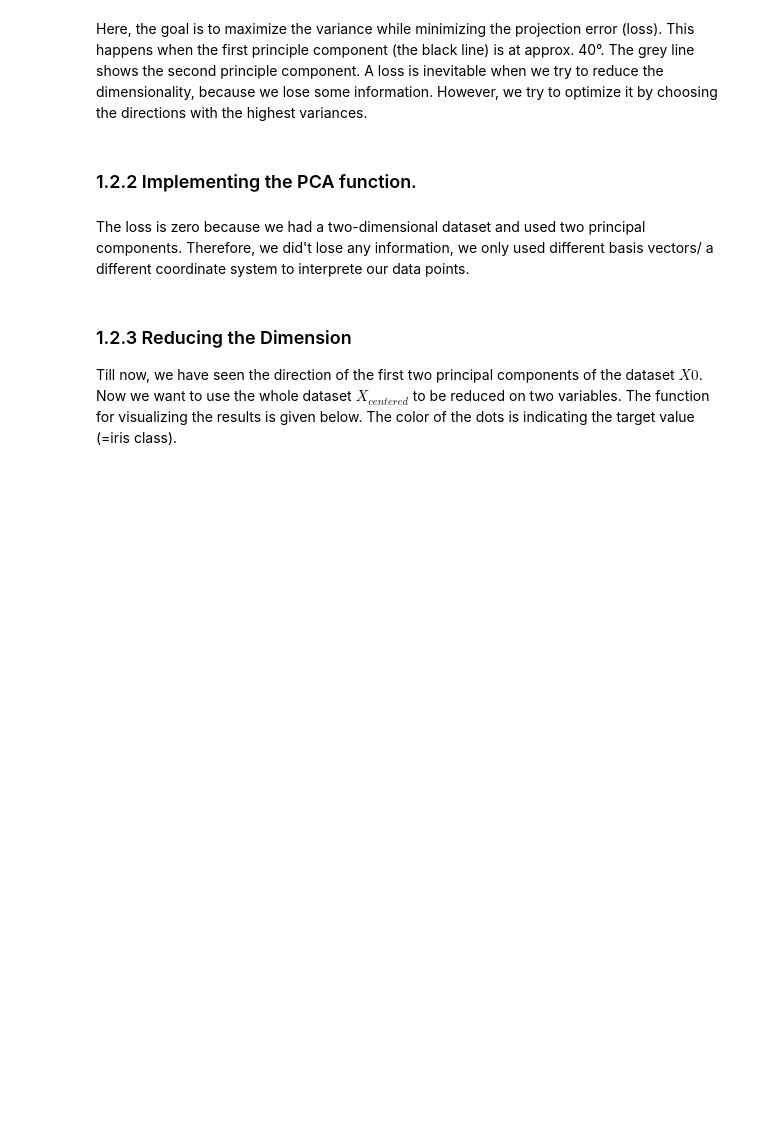
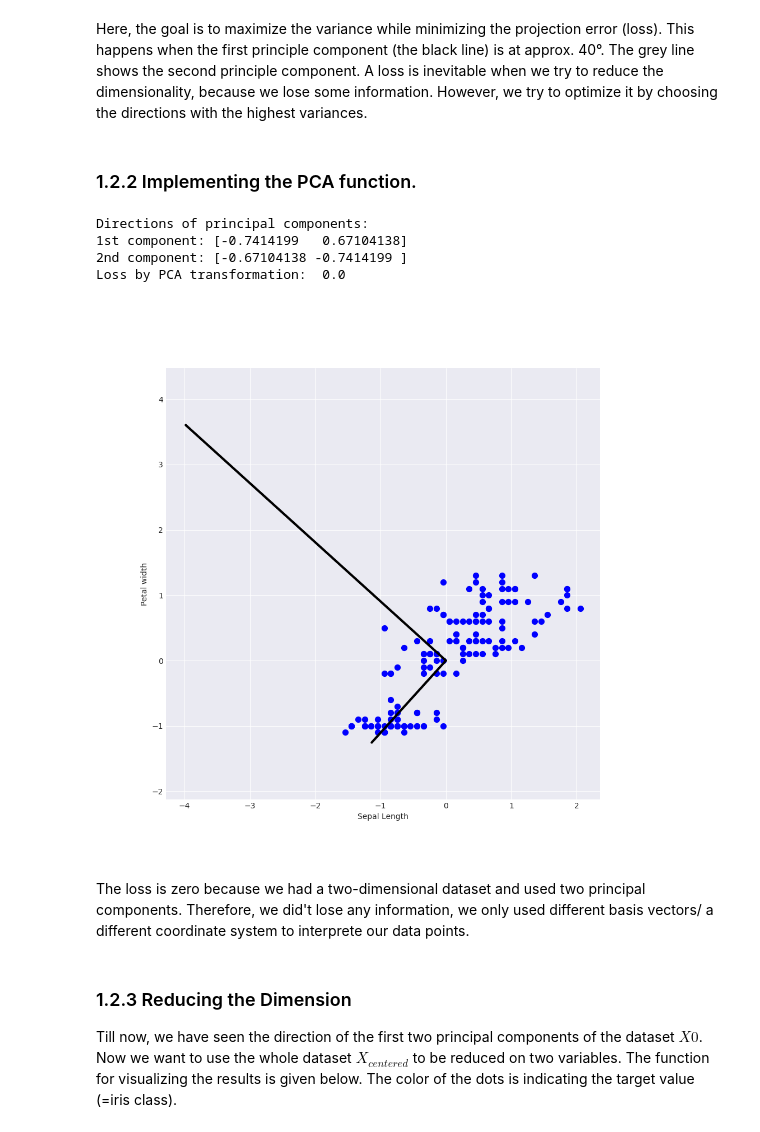
Before and after one commit to anton-seifert/LAMA, a Jupyter notebook: task-3-unsupervised-learning/1_pca.ipynb, the cells around one changed output. Cells and saved outputs as stored; diff of their text form; code cells hidden in the pictures; blank space fills up the shorter version.

```diff
--- a/task-3-unsupervised-learning/1_pca.ipynb
+++ b/task-3-unsupervised-learning/1_pca.ipynb
@@ -237,7 +240,8 @@ Instead, we’ll proceed directly to preparing our data for PCA according to ste
 # %%
 # center X by mean
 X_centered: pd.DataFrame
-X_centered = ...
-
+X_mean = X.mean()
+X_centered = X - X_mean
+print(X_centered.head())
 #Quick Check
 assert (np.abs(X_centered.mean()) < 0.00000001).all(), f'The mean of the X_centered dataset was expected to be zero or close to zero, but found the mean to be {X_centered.mean()}'
@@ -343,7 +361,7 @@ def pca_own(X: pd.DataFrame, k: int) -> Tuple[np.ndarray, np.ndarray, float]:
     # Calculate the covariance matrix
     cov = np.cov(X.T)
     # perform the eigenvalue decomposition
-    w, V = ...
+    w, V = np.linalg.eigh(cov)
     #sort the columns of V with the eigenvalues w
 
     # Tip: use the argsort() function to get the indices for sorting of V
@@ -362,33 +380,39 @@ X0 = X_centered[['Sepal-length','Petal-width']]
 
 # We call our PCA function with given k
 w, V, loss = pca_own(X0,2)
 
 # DO NOT CHANGE
 print('Directions of principal components:\n' +\
       '1st component:',
       V[:,0],
       '\n2nd component:',
       V[:,1]
      )
 print('Loss by PCA transformation: ',loss)
 
 
 # Plotting function
 plt.figure(figsize=(10,10))
 plt.scatter(X0['Sepal-length'], X0['Petal-width'], s=50, c='b')
 
 # Transpose matrix for plotting purposes
 V_transp = V.T
 
 for l, v in  zip(w, V_transp):
     d = 5 * np.sqrt(l) * v
     plt.plot([0, d[0]], [0, d[1]], '-k', lw=3)
 
 plt.axis('equal')
 
 plt.xlabel('Sepal Length')
 plt.ylabel('Petal width')
 plt.show()
+# %% [output]
+Directions of principal components:
+1st component: [-0.7414199   0.67104138]
+2nd component: [-0.67104138 -0.7414199 ]
+Loss by PCA transformation:  0.0
+[figure, added]
 # %% [markdown]
 The loss is zero because we had a two-dimensional dataset and used two principal components. Therefore, we did't lose any information, we only used different basis vectors/ a different coordinate system to interprete our data points.
 # %% [markdown]
```
Also changed, not shown: parts of 12 cells of this notebook.
